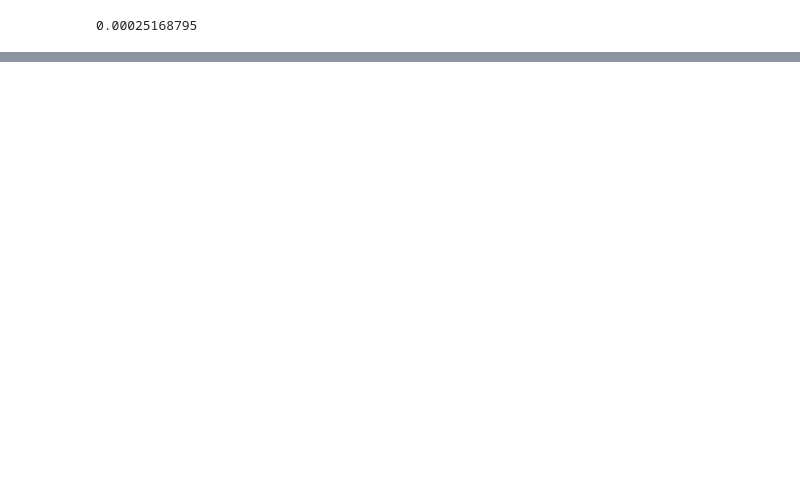
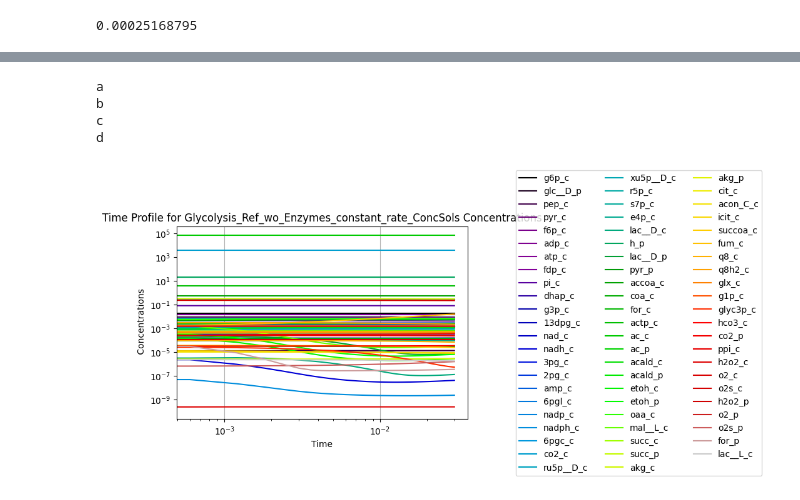
Before and after one commit to jonruh/GDGA_Shortcourse_fork, a Jupyter notebook: Module4_Kinetics/Part2_Exercise/original_COBRA to MASS model workflow_DDB-Copy1.ipynb, the cells around one changed output, grey strips where cells are left out. Cells and saved outputs as stored; diff of their text form; code cells hidden in the pictures; blank space fills up the shorter version.

```diff
--- a/Module4_Kinetics/Part2_Exercise/original_COBRA to MASS model workflow_DDB-Copy1.ipynb
+++ b/Module4_Kinetics/Part2_Exercise/original_COBRA to MASS model workflow_DDB-Copy1.ipynb
@@ -1129,0 +1132,3 @@ flux_df.GLCptspp.mean()
+# %%
+qS_arr = np.load(file='../../../process_sim_and_scale-down_design/lifelines_npy_files/qS_cell_lifelines1.npy')
+comp_id_arr = np.load(file='../../../process_sim_and_scale-down_design/lifelines_npy_files/comp_id_cell_lifelines1.npy')
@@ -1129,0 +1175,2 @@ flux_df.GLCptspp.mean()
+# %%
+qS_rel_arr = qS_arr.T/0.8
@@ -1129,0 +1191,35 @@ flux_df.GLCptspp.mean()
+# %%
+timestep = 0
+qS_rel = qS_rel_arr[0][timestep]
+glc__D_b_max = 0.0025168795
+glc__D_b_value = glc__D_b_max*qS_rel
+# %%
+reference_model = model.copy()
+print('a')
+reference_model.id = "Glycolysis_Ref_wo_Enzymes_constant_rate"
+sim = Simulation(reference_model)
+print('b')
+sim.integrator.absolute_tolerance = 1e-12
+sim.integrator.relative_tolerance = 1e-06
+sim.integrator.variable_step_size = False
+# sim.integrator.max_output_rows = 1
+# sim.integrator.maximum_num_steps = 1
+# sim.integrator.initial_time_step = 3e-2
+# sim.integrator.maximum_time_step = 3e-2
+# sim.integrator.minimum_time_step = 3e-2
+
+tfinal = 3e-2
+conc_sol_orig, flux_sol_orig = sim.simulate(
+    reference_model,
+    time=(0, tfinal),
+    perturbations={"glc__D_b":glc__D_b_value}
+)
+print('c')
+conc_sol_orig.view_time_profile()
+print('d')
+# %% [output]
+a
+b
+c
+d
+[figure, added]
```
Also changed, not shown: parts of 40 cells of this notebook.
